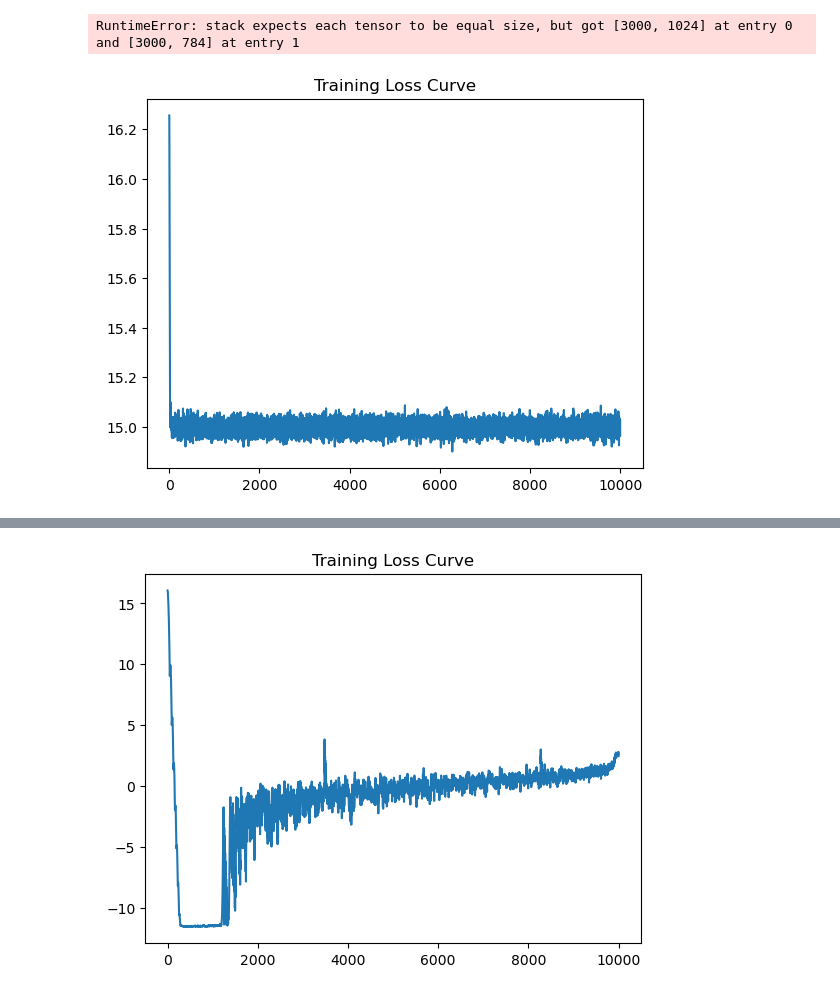
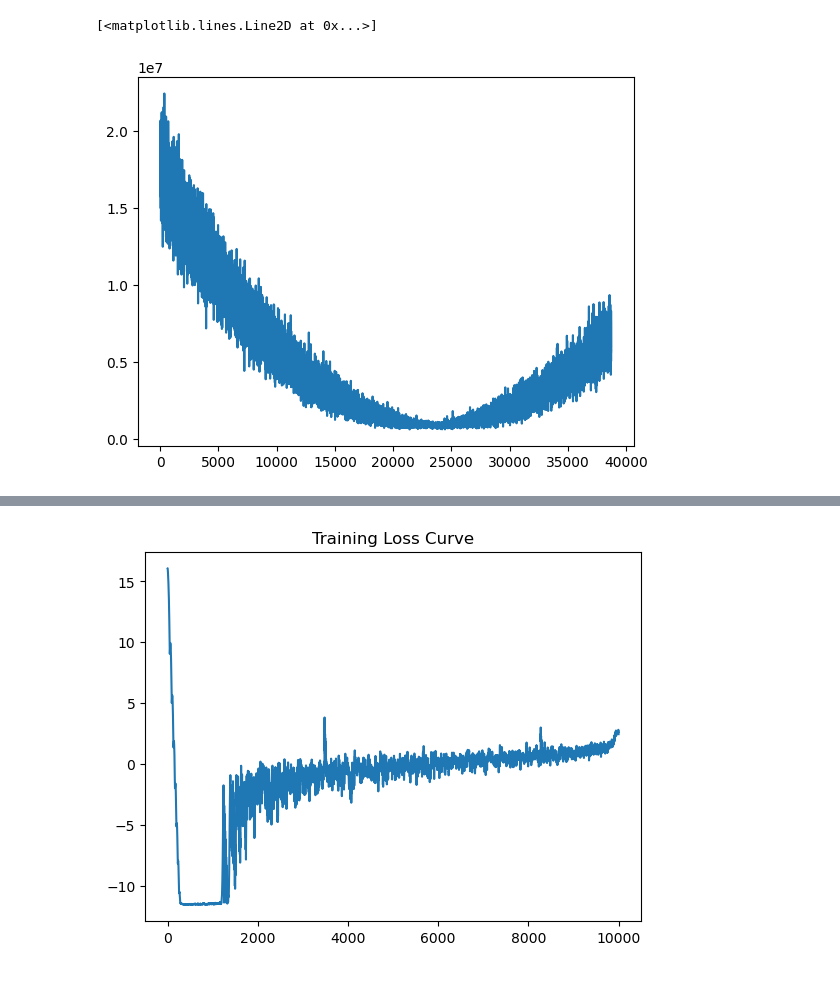
Before and after one commit to HeiseMax/RectifiedFlow, a Jupyter notebook: MNIST_test5.ipynb, the cells around one changed output, grey strips where cells are left out. Drawn from its saved outputs; the diff is of its cells as text; code cells hidden in the pictures.

```diff
--- a/MNIST_test5.ipynb
+++ b/MNIST_test5.ipynb
@@ -116,0 +175,5 @@ torch.Size([3000, 28, 28])
+# %%
+plt.plot(rectified_flow_1.loss_curve)
+# %% [output]
+[<matplotlib.lines.Line2D at 0x...>]
+[figure, added]
@@ -214,17 +185,0 @@ def train_rectified_flow(rectified_flow, optimizer, pairs, batchsize, inner_iter
-# %%
-inner_iters = 10000
-input_dim = 32 *32
-v_mod = v_model(input_shape)
-rectified_flow_1 = RectifiedFlow(v_mod)
-pairs_1 = torch.stack([train_dataset_init, train_dataset_target], axis=1)
-# %% [output]
-RuntimeError: stack expects each tensor to be equal size, but got [3000, 1024] at entry 0 and [3000, 784] at entry 1
-# %%
-optimizer = torch.optim.Adam(rectified_flow_1.v_model.parameters(), lr=5e-3)
-
-rectified_flow_1, loss_curve_1 = train_rectified_flow(rectified_flow_1, optimizer, pairs_1, batch_size, inner_iters)
-plt.plot(np.log(loss_curve_1))
-plt.title("Training Loss Curve")
-plt.show()
-# %% [output]
-[figure, removed]
```
Also changed, not shown: parts of 17 cells of this notebook, 32 other files.
